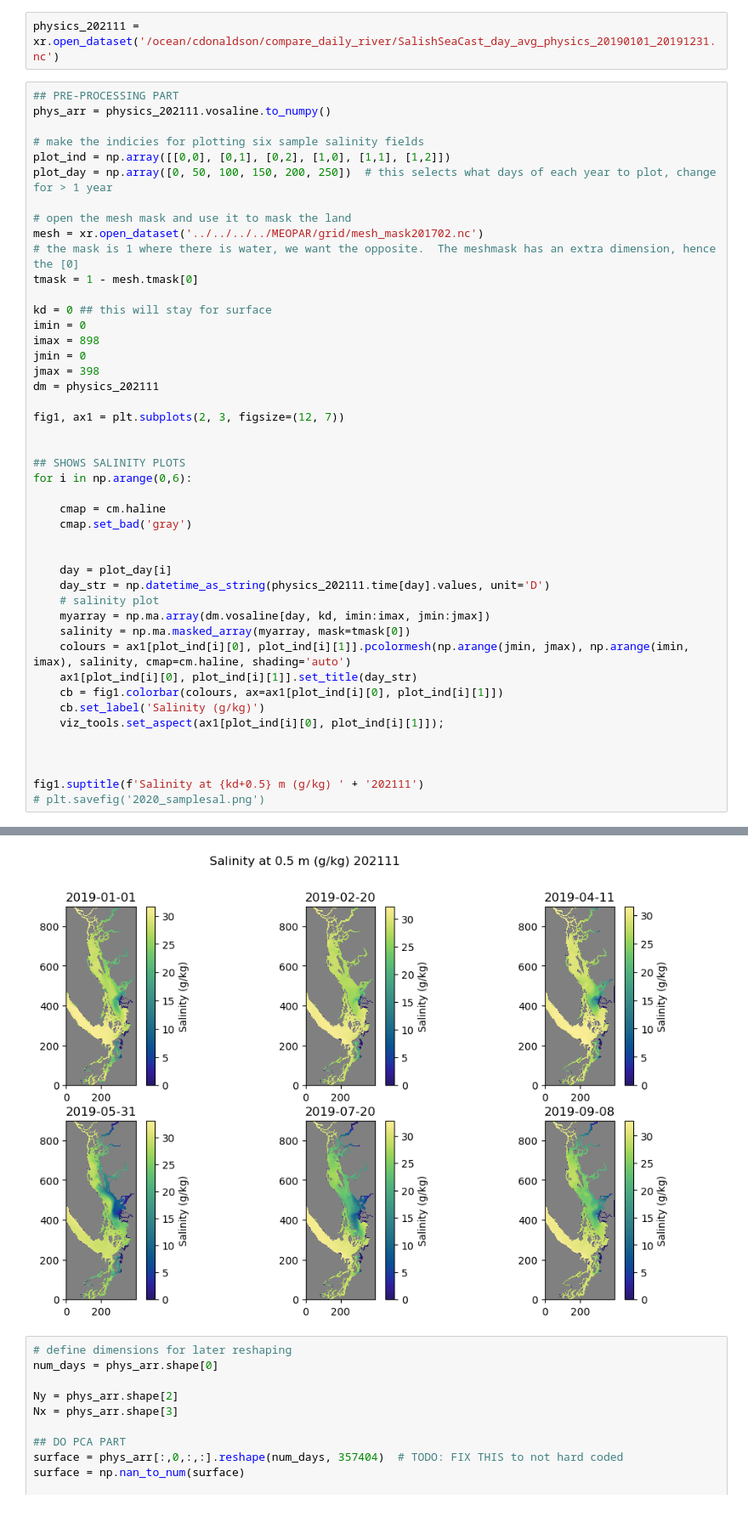
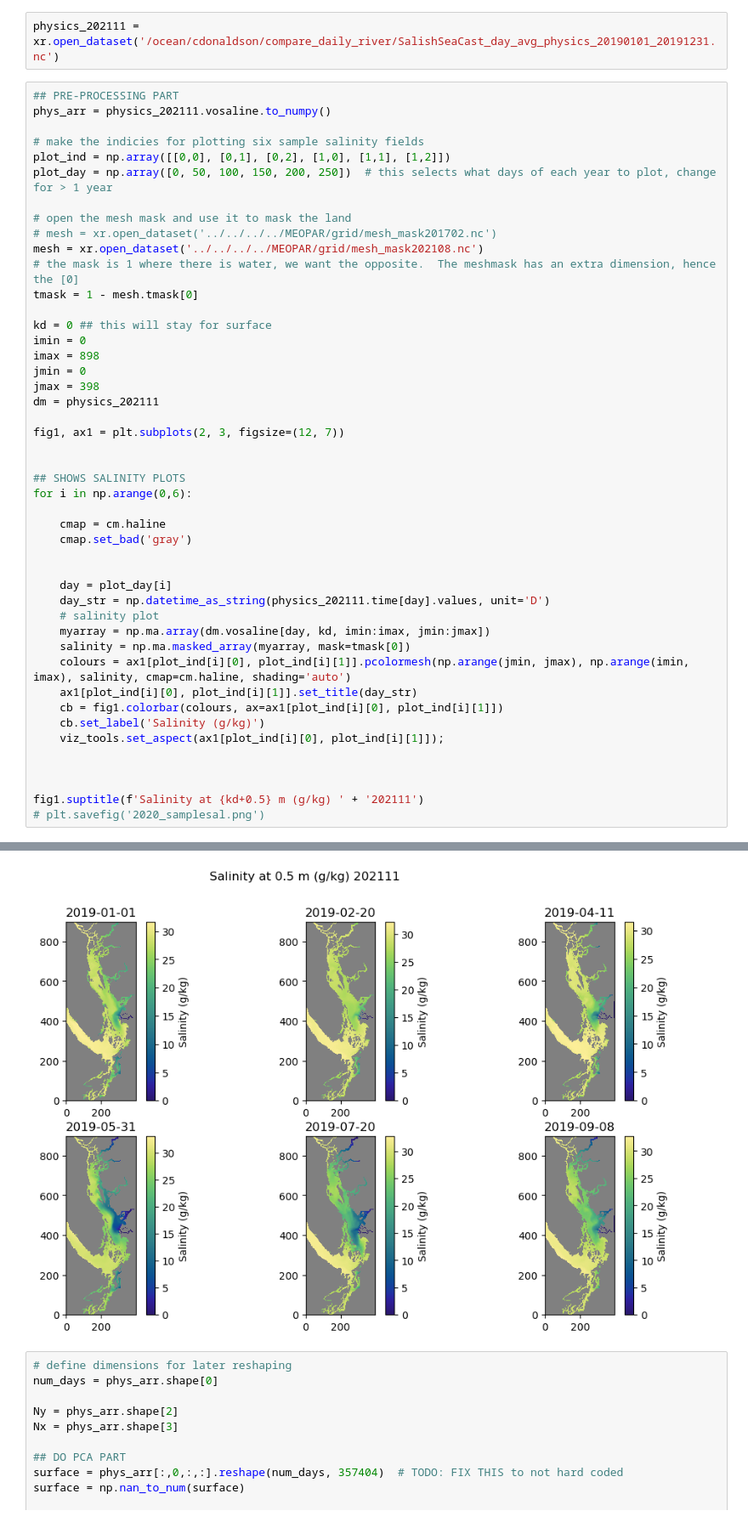
Before and after one commit to SalishSeaCast/analysis-cassidy, a Jupyter notebook: notebooks/compare_daily_river/river_influence_PCA_zoomin.ipynb, the cells around one changed output, grey strips where cells are left out. Shown at 85% size. Cells and saved outputs as stored; diff of their text form.

```diff
--- a/notebooks/compare_daily_river/river_influence_PCA_zoomin.ipynb
+++ b/notebooks/compare_daily_river/river_influence_PCA_zoomin.ipynb
@@ -22,7 +22,8 @@ plot_ind = np.array([[0,0], [0,1], [0,2], [1,0], [1,1], [1,2]])
 plot_day = np.array([0, 50, 100, 150, 200, 250])  # this selects what days of each year to plot, change for > 1 year
 
 # open the mesh mask and use it to mask the land
-mesh = xr.open_dataset('../../../../MEOPAR/grid/mesh_mask201702.nc')
+# mesh = xr.open_dataset('../../../../MEOPAR/grid/mesh_mask201702.nc')
+mesh = xr.open_dataset('../../../../MEOPAR/grid/mesh_mask202108.nc')
 # the mask is 1 where there is water, we want the opposite.  The meshmask has an extra dimension, hence the [0]
 tmask = 1 - mesh.tmask[0]
 
@@ -33,34 +34,34 @@ jmin = 0
 jmax = 398
 dm = physics_202111
 
 fig1, ax1 = plt.subplots(2, 3, figsize=(12, 7))
 
 
 ## SHOWS SALINITY PLOTS
 for i in np.arange(0,6):
 
     cmap = cm.haline
     cmap.set_bad('gray')
 
 
     day = plot_day[i]
     day_str = np.datetime_as_string(physics_202111.time[day].values, unit='D')
     # salinity plot
     myarray = np.ma.array(dm.vosaline[day, kd, imin:imax, jmin:jmax])
     salinity = np.ma.masked_array(myarray, mask=tmask[0])
     colours = ax1[plot_ind[i][0], plot_ind[i][1]].pcolormesh(np.arange(jmin, jmax), np.arange(imin, imax), salinity, cmap=cm.haline, shading='auto')
     ax1[plot_ind[i][0], plot_ind[i][1]].set_title(day_str)
     cb = fig1.colorbar(colours, ax=ax1[plot_ind[i][0], plot_ind[i][1]])
     cb.set_label('Salinity (g/kg)')
     viz_tools.set_aspect(ax1[plot_ind[i][0], plot_ind[i][1]]);
 
 
 
 fig1.suptitle(f'Salinity at {kd+0.5} m (g/kg) ' + '202111')
 # plt.savefig('2020_samplesal.png')
 # %% [output]
 Text(0.5, 0.98, 'Salinity at 0.5 m (g/kg) 202111')
-[figure, old version]
+[figure, new version]
 # %%
 # define dimensions for later reshaping
 num_days = phys_arr.shape[0]
```
Also changed, not shown: parts of 9 cells of this notebook, 1 other file.
